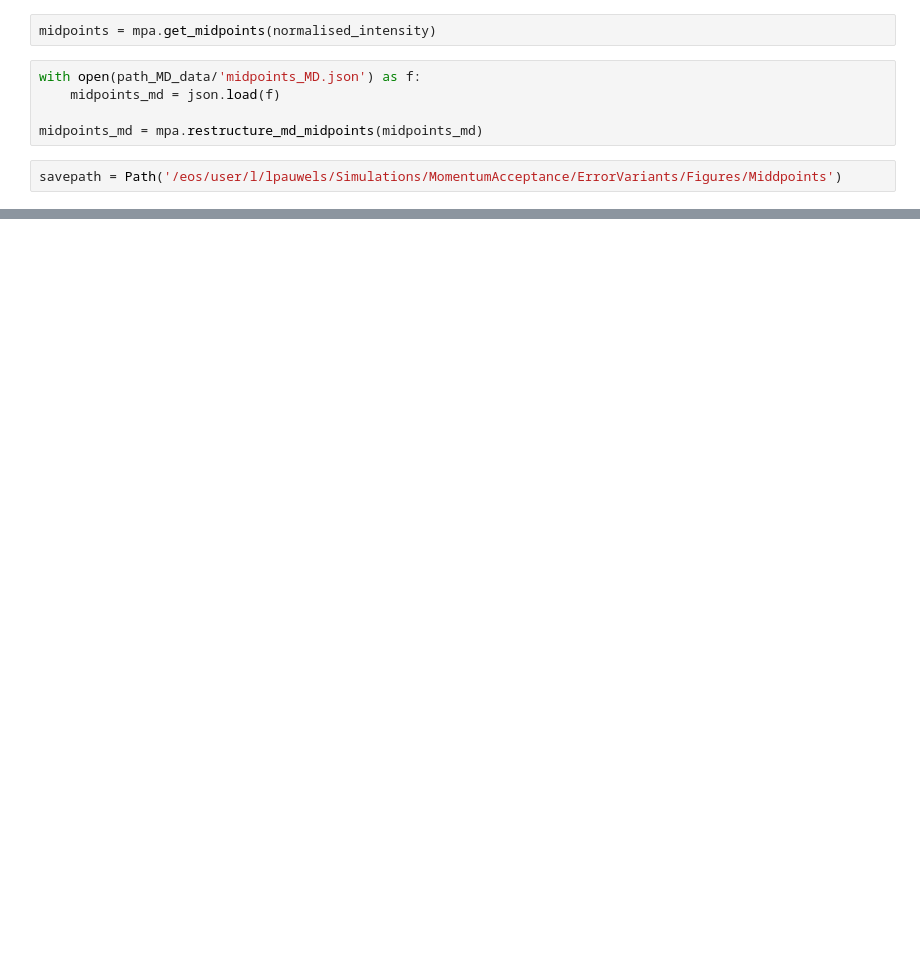
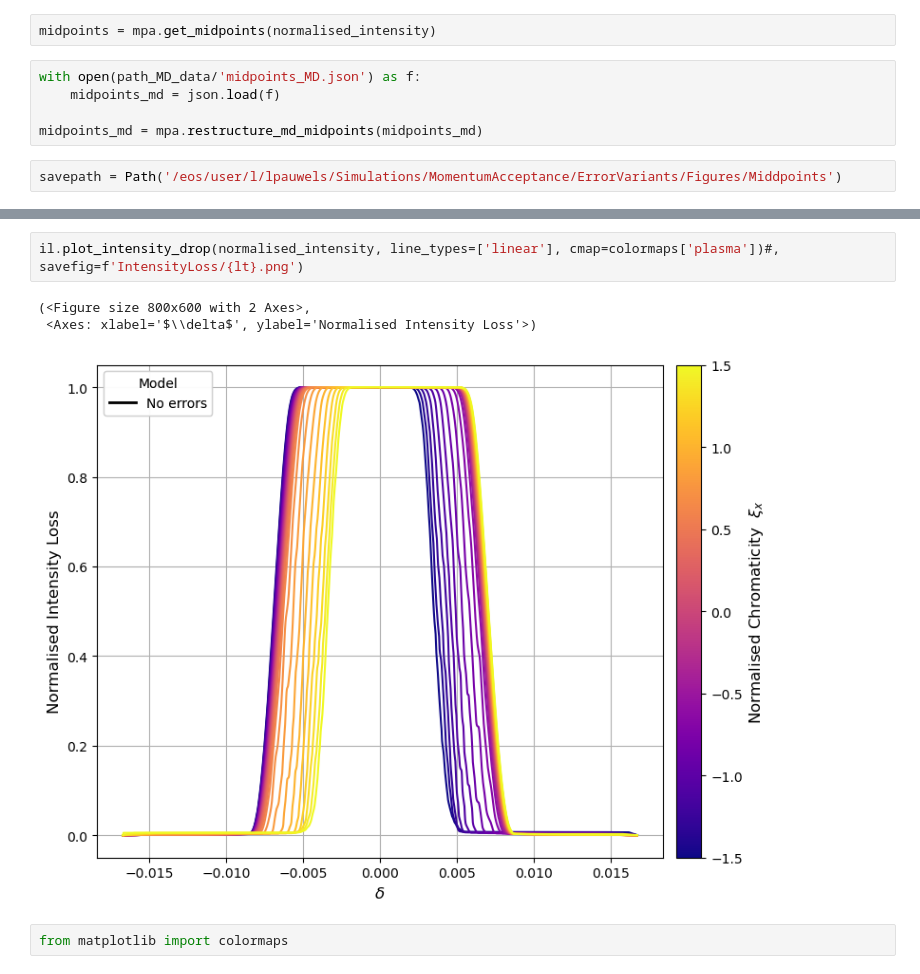
Before and after one commit to lisepauwels/sps_simulations, a Jupyter notebook: Studies/MomentumAcceptance/ErrorVariants/results/postprocess.ipynb, the cells around one changed output, grey strips where cells are left out. Drawn from its saved outputs; the diff is of its cells as text; blank space fills up the shorter version.

```diff
--- a/Studies/MomentumAcceptance/ErrorVariants/results/postprocess.ipynb
+++ b/Studies/MomentumAcceptance/ErrorVariants/results/postprocess.ipynb
@@ -369,0 +351,8 @@ mpa.plot_midpoints(midpoints, midpoints_md, line_types=['errors_all', 'dipole_b5
+# %%
+il.plot_intensity_drop(normalised_intensity, line_types=['linear'], cmap=colormaps['plasma'])#, savefig=f'IntensityLoss/{lt}.png')
+# %% [output]
+(<Figure size 800x600 with 2 Axes>,
+ <Axes: xlabel='$\\delta$', ylabel='Normalised Intensity Loss'>)
+[figure, added]
+# %%
+from matplotlib import colormaps
```
Also changed, not shown: parts of 10 cells of this notebook, 11 other files.
